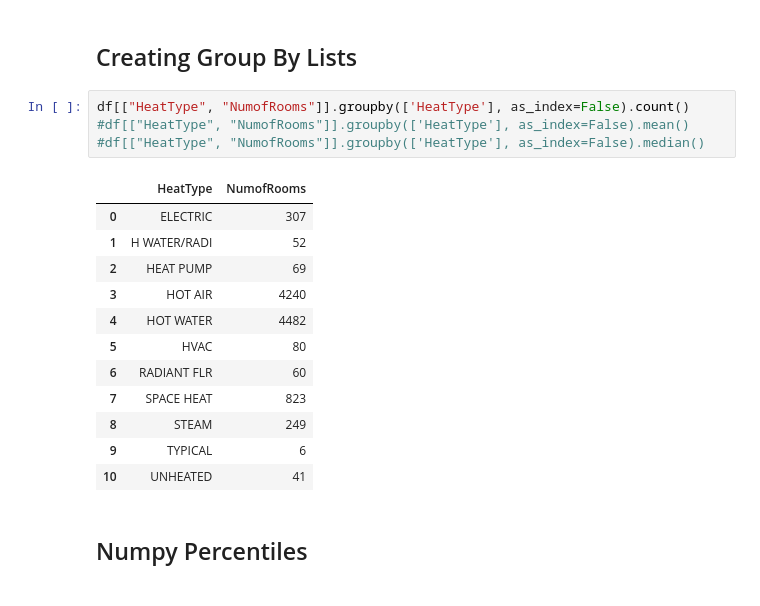
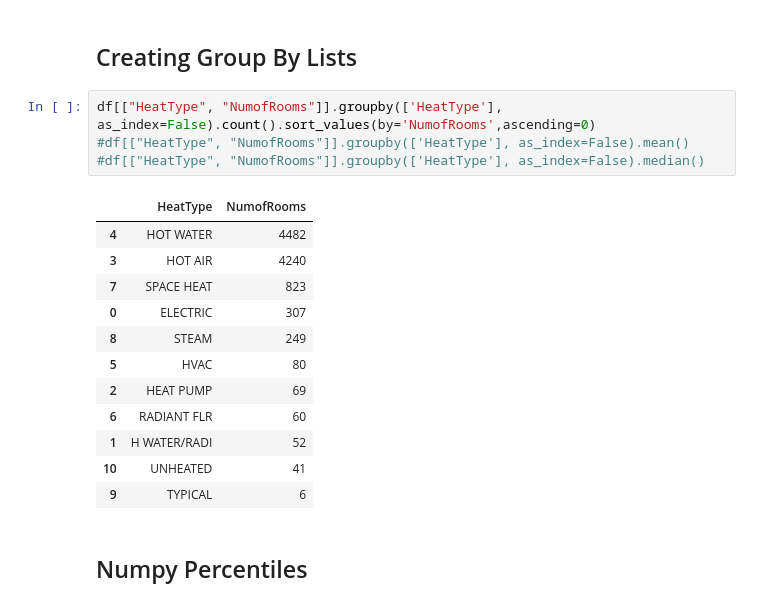
Before and after one commit to kefortney/PythonLearning, a Jupyter notebook: Pandas Reference.ipynb, the cells around one changed output. Saved outputs shown, nothing was run; the diff lists cells and outputs as text.

```diff
--- a/Pandas Reference.ipynb
+++ b/Pandas Reference.ipynb
@@ -150,22 +170,22 @@ Name: StreetNumber, dtype: float64
 Creating Group By Lists
 ------------
 # %%
-df[["HeatType", "NumofRooms"]].groupby(['HeatType'], as_index=False).count()
+df[["HeatType", "NumofRooms"]].groupby(['HeatType'], as_index=False).count().sort_values(by='NumofRooms',ascending=0)
 #df[["HeatType", "NumofRooms"]].groupby(['HeatType'], as_index=False).mean()
 #df[["HeatType", "NumofRooms"]].groupby(['HeatType'], as_index=False).median()
 # %% [output]
 |  | HeatType | NumofRooms |
+| 4 | HOT WATER | 4482 |
+| 3 | HOT AIR | 4240 |
+| 7 | SPACE HEAT | 823 |
 | 0 | ELECTRIC | 307 |
+| 8 | STEAM | 249 |
+| 5 | HVAC | 80 |
+| 2 | HEAT PUMP | 69 |
+| 6 | RADIANT FLR | 60 |
 | 1 | H WATER/RADI | 52 |
-| 2 | HEAT PUMP | 69 |
-| 3 | HOT AIR | 4240 |
-| 4 | HOT WATER | 4482 |
-| 5 | HVAC | 80 |
-| 6 | RADIANT FLR | 60 |
-| 7 | SPACE HEAT | 823 |
-| 8 | STEAM | 249 |
+| 10 | UNHEATED | 41 |
 | 9 | TYPICAL | 6 |
-| 10 | UNHEATED | 41 |
 # %% [markdown]
 Numpy Percentiles
 ------------
```
Also changed, not shown: parts of 40 cells of this notebook, 2 other files.
